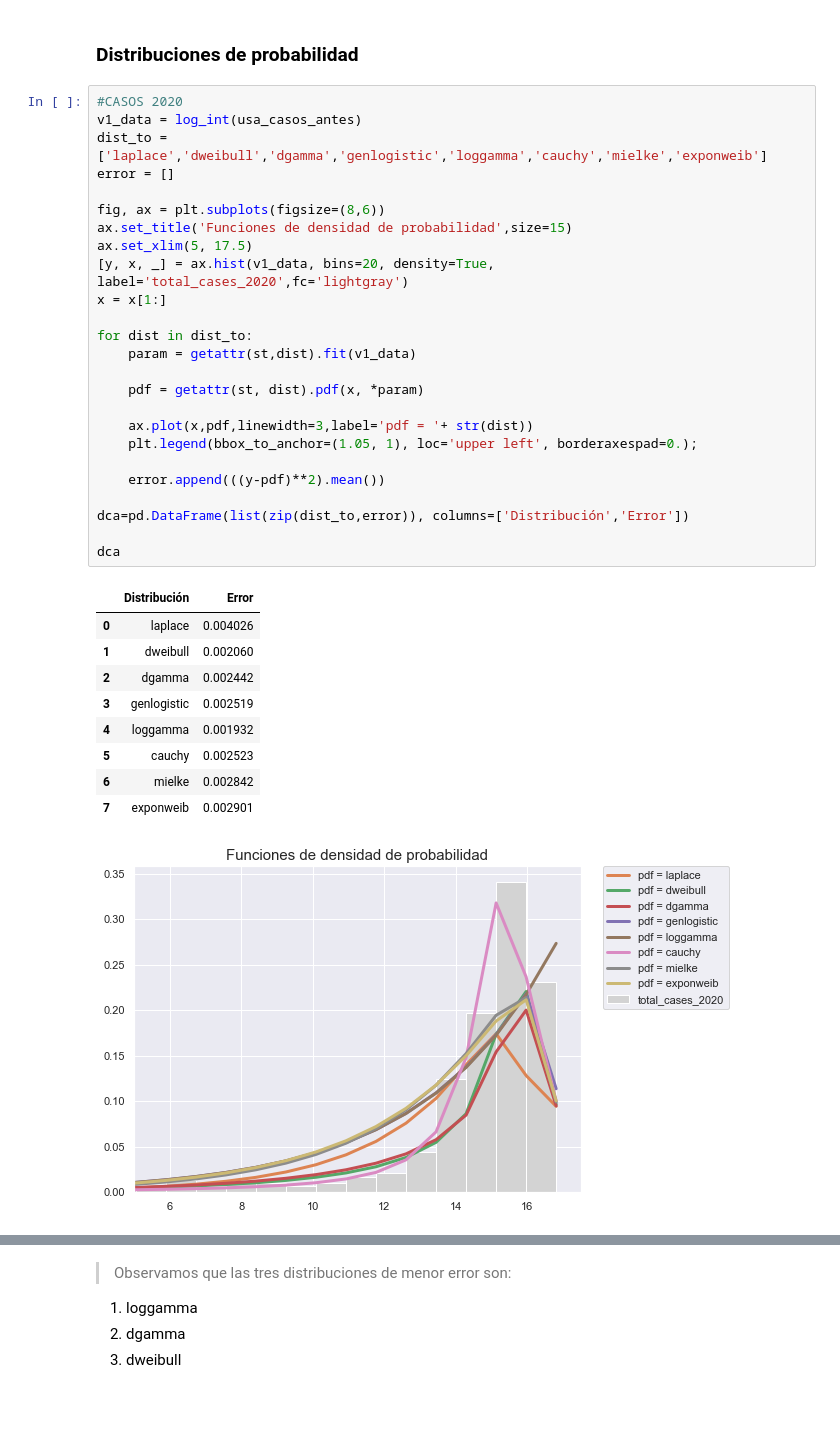
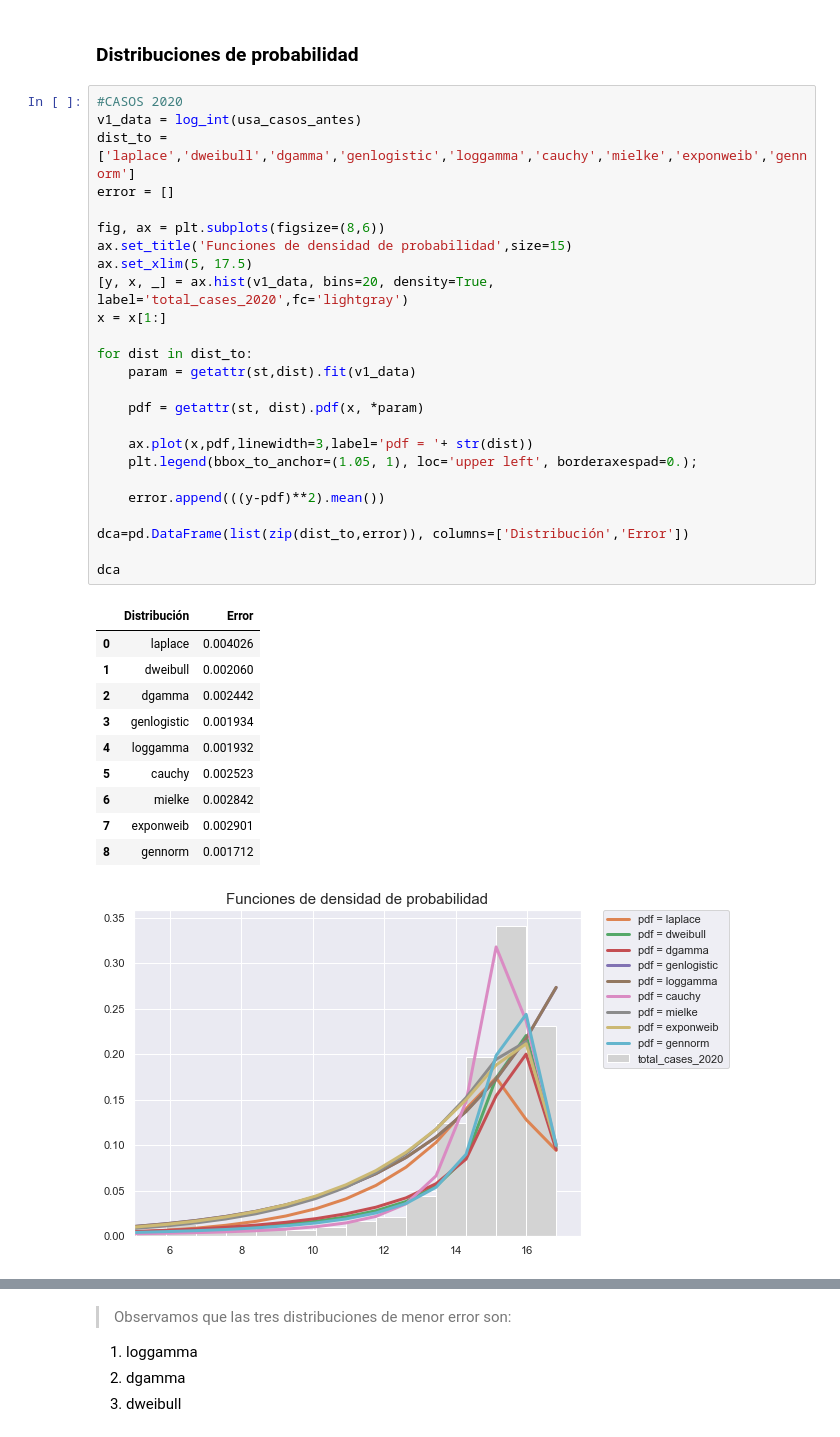
Before and after one commit to valerialadron/Proyecto_VLadron_MMLopez, a Jupyter notebook: Proyecto2_VLadron_MMLopez.ipynb, the cells around one changed output, grey strips where cells are left out. Saved outputs shown, nothing was run; the diff lists cells and outputs as text; blank space fills up the shorter version.

```diff
--- a/Proyecto2_VLadron_MMLopez.ipynb
+++ b/Proyecto2_VLadron_MMLopez.ipynb
@@ -372,39 +372,40 @@ Text(0.5, 1.0, 'Casos EUA 2020-2021')
 # %%
 #CASOS 2020
 v1_data = log_int(usa_casos_antes)
-dist_to = ['laplace','dweibull','dgamma','genlogistic','loggamma','cauchy','mielke','exponweib']
+dist_to = ['laplace','dweibull','dgamma','genlogistic','loggamma','cauchy','mielke','exponweib','gennorm']
 error = []
 
 fig, ax = plt.subplots(figsize=(8,6))
 ax.set_title('Funciones de densidad de probabilidad',size=15)
 ax.set_xlim(5, 17.5)
 [y, x, _] = ax.hist(v1_data, bins=20, density=True, label='total_cases_2020',fc='lightgray')
 x = x[1:]
 
 for dist in dist_to:
     param = getattr(st,dist).fit(v1_data)
 
     pdf = getattr(st, dist).pdf(x, *param)
 
     ax.plot(x,pdf,linewidth=3,label='pdf = '+ str(dist))
     plt.legend(bbox_to_anchor=(1.05, 1), loc='upper left', borderaxespad=0.);
 
     error.append(((y-pdf)**2).mean())
 
 dca=pd.DataFrame(list(zip(dist_to,error)), columns=['Distribución','Error'])
 
 dca
 # %% [output]
 |  | Distribución | Error |
 | 0 | laplace | 0.004026 |
 | 1 | dweibull | 0.002060 |
 | 2 | dgamma | 0.002442 |
-| 3 | genlogistic | 0.002519 |
+| 3 | genlogistic | 0.001934 |
 | 4 | loggamma | 0.001932 |
 | 5 | cauchy | 0.002523 |
 | 6 | mielke | 0.002842 |
 | 7 | exponweib | 0.002901 |
+| 8 | gennorm | 0.001712 |
-[figure, old version]
+[figure, new version]
 # %%
 #La que mejor se ajusta 2020
 best = dca.sort_values(by = 'Error')
```
Also changed, not shown: parts of 96 cells of this notebook.
